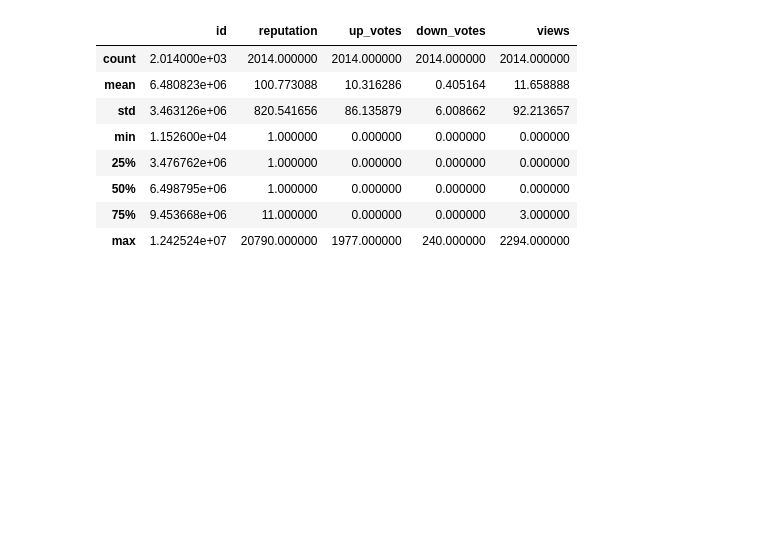
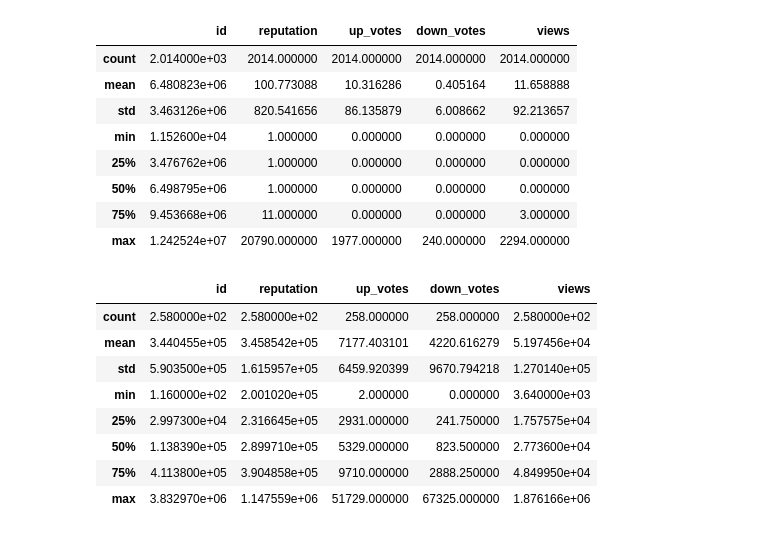
Before and after one commit to mdivk/colab, a Jupyter notebook: Stackoverflow_data_analytics_in_Colab.ipynb, the cells around one changed output. Saved outputs shown, nothing was run; the diff lists cells and outputs as text; code cells hidden in the pictures; blank space fills up the shorter version.

```diff
--- a/Stackoverflow_data_analytics_in_Colab.ipynb
+++ b/Stackoverflow_data_analytics_in_Colab.ipynb
@@ -127,0 +134,12 @@ df.describe()
+# %%
+df_high_rep.describe()
+# %% [output]
+|  | id | reputation | up_votes | down_votes | views |
+| count | 2.580000e+02 | 2.580000e+02 | 258.000000 | 258.000000 | 2.580000e+02 |
+| mean | 3.440455e+05 | 3.458542e+05 | 7177.403101 | 4220.616279 | 5.197456e+04 |
+| std | 5.903500e+05 | 1.615957e+05 | 6459.920399 | 9670.794218 | 1.270140e+05 |
+| min | 1.160000e+02 | 2.001020e+05 | 2.000000 | 0.000000 | 3.640000e+03 |
+| 25% | 2.997300e+04 | 2.316645e+05 | 2931.000000 | 241.750000 | 1.757575e+04 |
+| 50% | 1.138390e+05 | 2.899710e+05 | 5329.000000 | 823.500000 | 2.773600e+04 |
+| 75% | 4.113800e+05 | 3.904858e+05 | 9710.000000 | 2888.250000 | 4.849950e+04 |
+| max | 3.832970e+06 | 1.147559e+06 | 51729.000000 | 67325.000000 | 1.876166e+06 |
```
Also changed, not shown: parts of 4 cells of this notebook.
